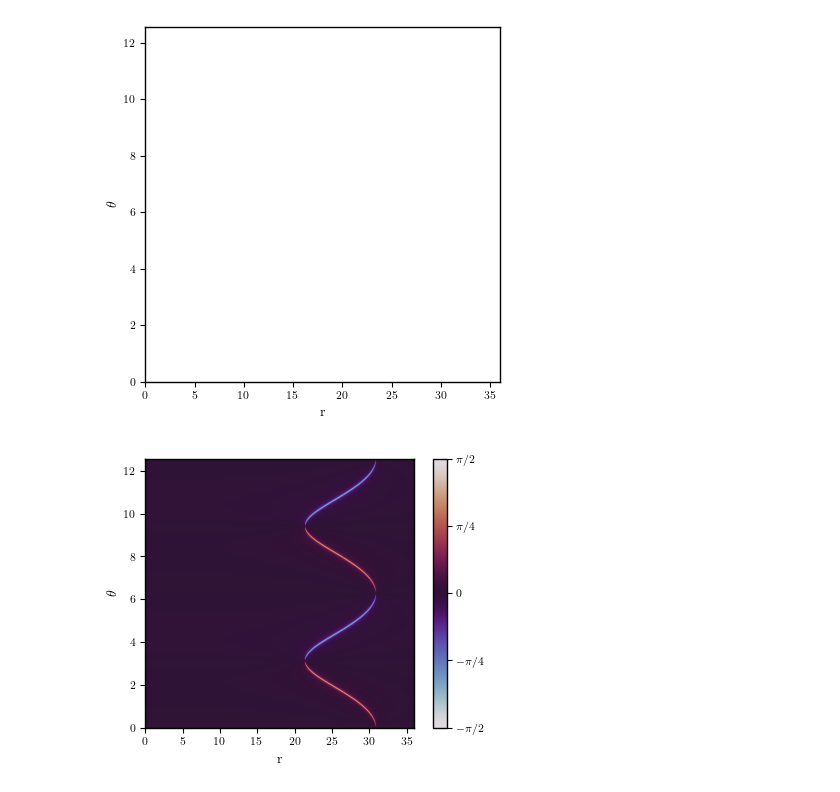
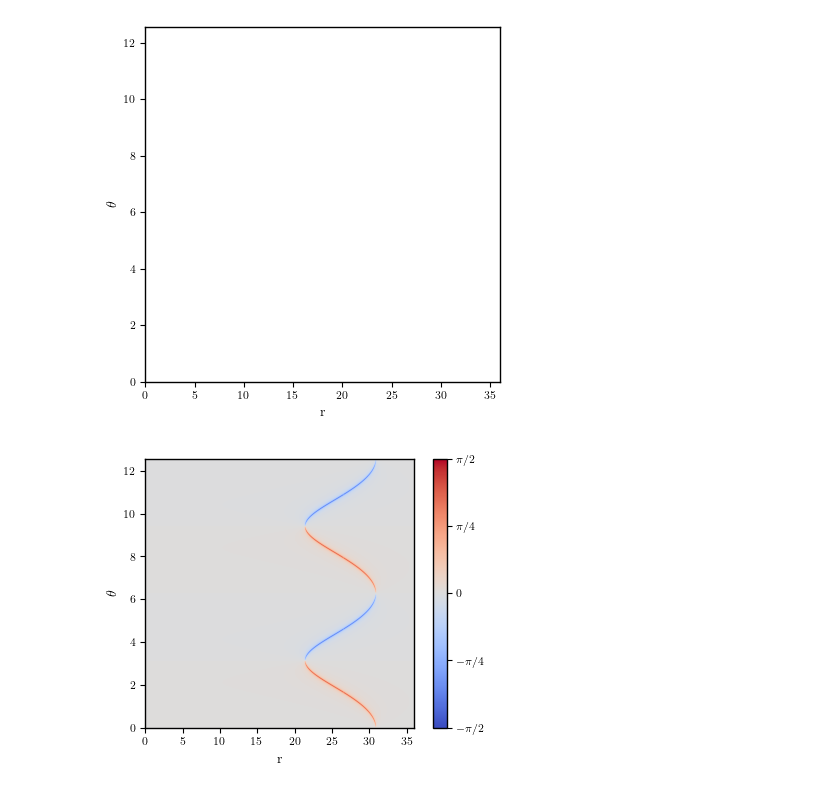
Before and after one commit to smups/srrt_models, a Jupyter notebook: plots.ipynb, the cells around one changed output. Saved outputs shown, nothing was run; the diff lists cells and outputs as text; code cells hidden in the pictures.

```diff
--- a/plots.ipynb
+++ b/plots.ipynb
@@ -370,19 +427,19 @@ plt.show()
 # %%
 plt.figure(figsize=MAIN_FIG(0.8))
 plot = plt.imshow(
   np.transpose(delta),
   extent= extent,
-  cmap= 'twilight',
+  cmap= 'coolwarm',
   origin= 'lower',
   aspect= ratio,
   vmin= -np.pi/2,
   vmax= np.pi/2
 )
 cbar = plt.colorbar(plot, ticks=[np.pi*n/4 for n in np.arange(-2, 3)])
 cbar.set_ticklabels(['$-\\pi/2$','$-\\pi/4$','$0$','$\\pi/4$','$\\pi/2$'])
 plt.xlabel('r')
 plt.ylabel('$\\theta$')
 plt.savefig("./figs/d5_delta.pdf", transparent=True, pad_inches=0.05)
 plt.show()
 # %% [output]
-[figure, old version]
+[figure, new version]
```
Also changed, not shown: parts of 12 cells of this notebook, 15 other files.
